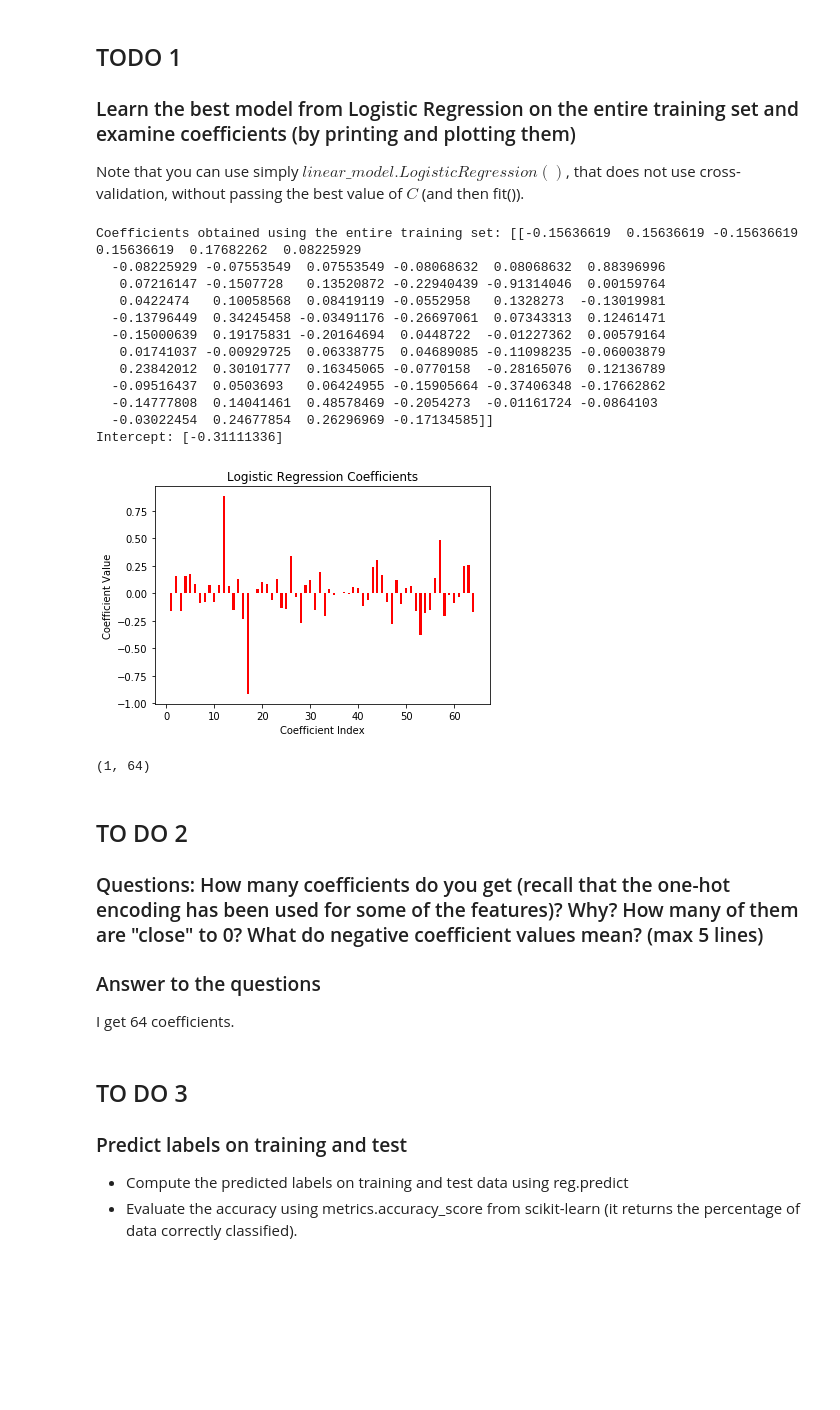
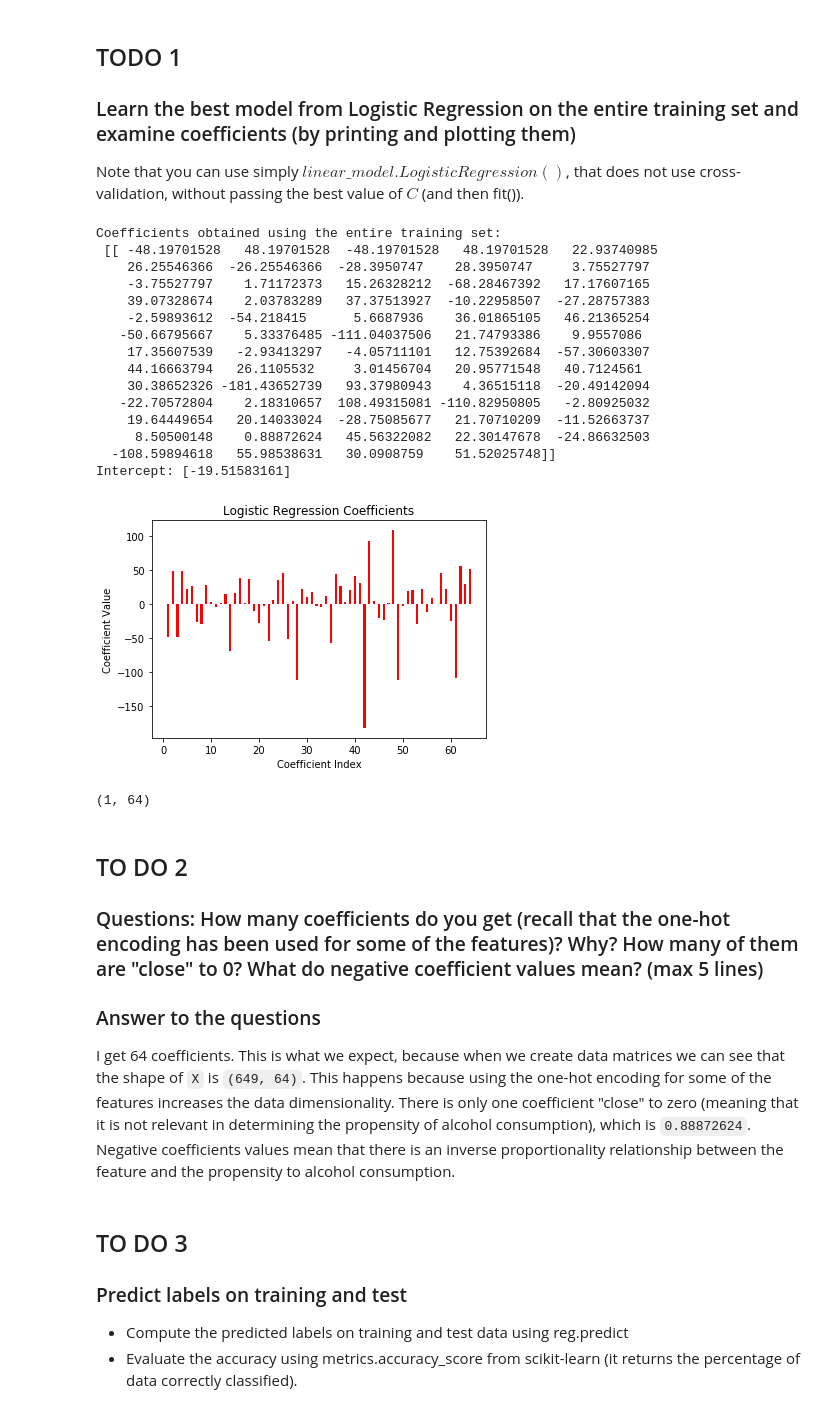
Before and after one commit to MattBortoletto/ML_exercises, a Jupyter notebook: HW2/Regularized Classification on Student Alcohol Dataset.ipynb, the cells around one changed output. Saved outputs shown, nothing was run; the diff lists cells and outputs as text; code cells hidden in the pictures; blank space fills up the shorter version.

Commit message:
HW2 - alcohol almost finished

```diff
--- a/HW2/Regularized Classification on Student Alcohol Dataset.ipynb
+++ b/HW2/Regularized Classification on Student Alcohol Dataset.ipynb
@@ -258,44 +258,47 @@ Note that the logistic regression function in Scikit-learn has many optional par
 Note that you can use simply $linear\_model.LogisticRegression()$, that does not use cross-validation, without passing the best value of $C$ (and then fit()).
 # %%
 #Use a large C to disable regularization
-reg_full = linear_model.LogisticRegression(C = 1e5) #ADD CODE
+reg_full = linear_model.LogisticRegression(C = 1e5, max_iter = 1000) #ADD CODE
 
 # ADD CODE!!
 reg_full.fit(X_training, Y_training)
 
 # print the coefficients from the logistic regression model.
-print("Coefficients obtained using the entire training set: {}".format( reg_full.coef_ ))
+print("Coefficients obtained using the entire training set:\n {}".format( reg_full.coef_ ))
 
 # note that the intercept is not in coef_, it is in intercept_
 
 print("Intercept: {}".format( reg_full.intercept_ ))
 
 # Plot the coefficients
 reg_coef = reg_full.coef_.reshape(reg_full.coef_.shape[1],)
 plt.figure()
 ind = np.arange(1,len(reg_coef)+1)  # the x locations for the groups
 width = 0.45       # the width of the bars
 plt.bar(ind, reg_coef, width, color='r')
 plt.xlabel('Coefficient Index')
 plt.ylabel('Coefficient Value')
 plt.title('Logistic Regression Coefficients')
 plt.show()
 
 print(reg_full.coef_.shape)
 # %% [output]
-Coefficients obtained using the entire training set: [[-0.15636619  0.15636619 -0.15636619  0.15636619  0.17682262  0.08225929
-  -0.08225929 -0.07553549  0.07553549 -0.08068632  0.08068632  0.88396996
-   0.07216147 -0.1507728   0.13520872 -0.22940439 -0.91314046  0.00159764
-   0.0422474   0.10058568  0.08419119 -0.0552958   0.1328273  -0.13019981
-  -0.13796449  0.34245458 -0.03491176 -0.26697061  0.07343313  0.12461471
-  -0.15000639  0.19175831 -0.20164694  0.0448722  -0.01227362  0.00579164
-   0.01741037 -0.00929725  0.06338775  0.04689085 -0.11098235 -0.06003879
-   0.23842012  0.30101777  0.16345065 -0.0770158  -0.28165076  0.12136789
-  -0.09516437  0.0503693   0.06424955 -0.15905664 -0.37406348 -0.17662862
-  -0.14777808  0.14041461  0.48578469 -0.2054273  -0.01161724 -0.0864103
-  -0.03022454  0.24677854  0.26296969 -0.17134585]]
-Intercept: [-0.31111336]
+Coefficients obtained using the entire training set:
+ [[ -48.19701528   48.19701528  -48.19701528   48.19701528   22.93740985
+    26.25546366  -26.25546366  -28.3950747    28.3950747     3.75527797
+    -3.75527797    1.71172373   15.26328212  -68.28467392   17.17607165
+    39.07328674    2.03783289   37.37513927  -10.22958507  -27.28757383
+    -2.59893612  -54.218415      5.6687936    36.01865105   46.21365254
+   -50.66795667    5.33376485 -111.04037506   21.74793386    9.9557086
+    17.35607539   -2.93413297   -4.05711101   12.75392684  -57.30603307
+    44.16663794   26.1105532     3.01456704   20.95771548   40.7124561
+    30.38652326 -181.43652739   93.37980943    4.36515118  -20.49142094
+   -22.70572804    2.18310657  108.49315081 -110.82950805   -2.80925032
+    19.64449654   20.14033024  -28.75085677   21.70710209  -11.52663737
+     8.50500148    0.88872624   45.56322082   22.30147678  -24.86632503
+  -108.59894618   55.98538631   30.0908759    51.52025748]]
+Intercept: [-19.51583161]
-[figure, old version]
+[figure, new version]
 (1, 64)
 # %% [markdown]
 ## TO DO 2
@@ -303,7 +306,9 @@ Intercept: [-0.31111336]
 ### Questions: How many coefficients do you get (recall that the one-hot encoding has been used for some of the features)? Why? How many of them are "close" to 0? What do negative coefficient values mean? (max 5 lines)
 
 ### Answer to the questions
-I get 64 coefficients.
+I get 64 coefficients. This is what we expect, because when we create data matrices we can see that the shape of `X` is `(649, 64)`. This happens because using the one-hot encoding for some of the features increases the data dimensionality.
+There is only one coefficient "close" to zero (meaning that it is not relevant in determining the propensity of alcohol consumption), which is `0.88872624`.
+Negative coefficients values mean that there is an inverse proportionality relationship between the feature and the propensity to alcohol consumption.
 # %% [markdown]
 ## TO DO 3
 ### Predict labels on training and test
```
Also changed, not shown: parts of 8 cells of this notebook, 1 other file.
